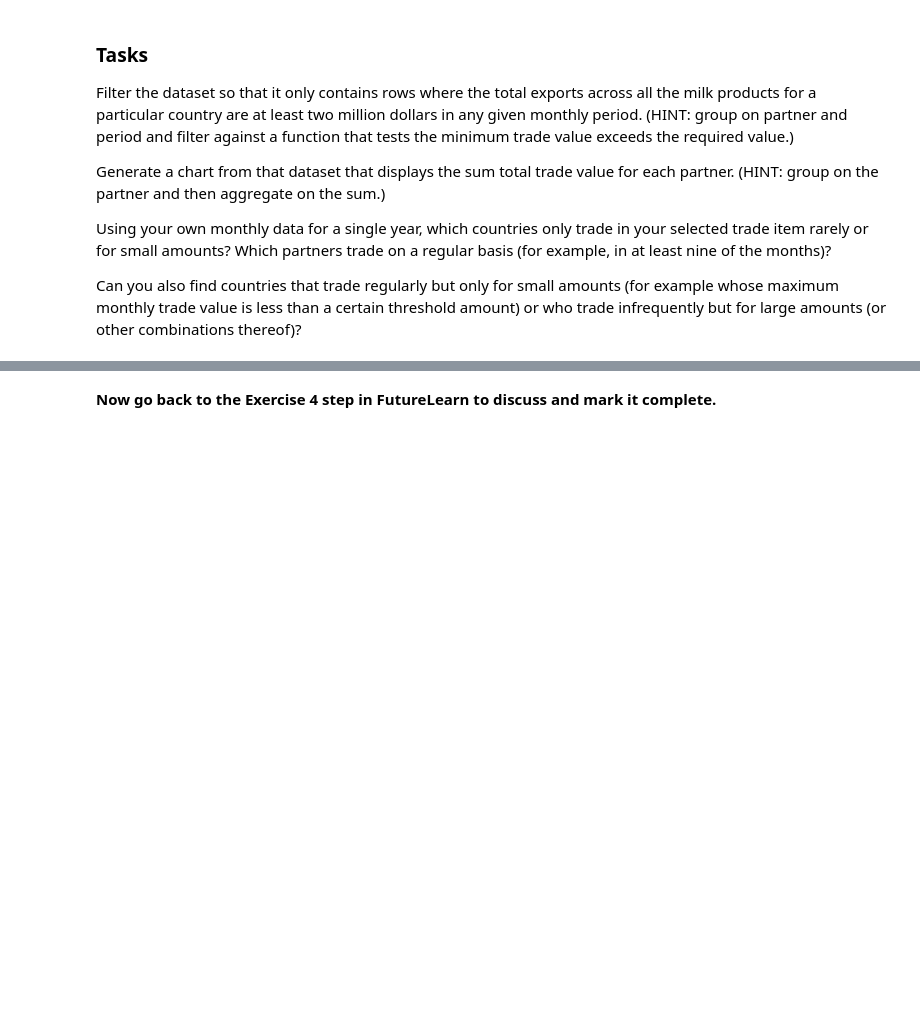
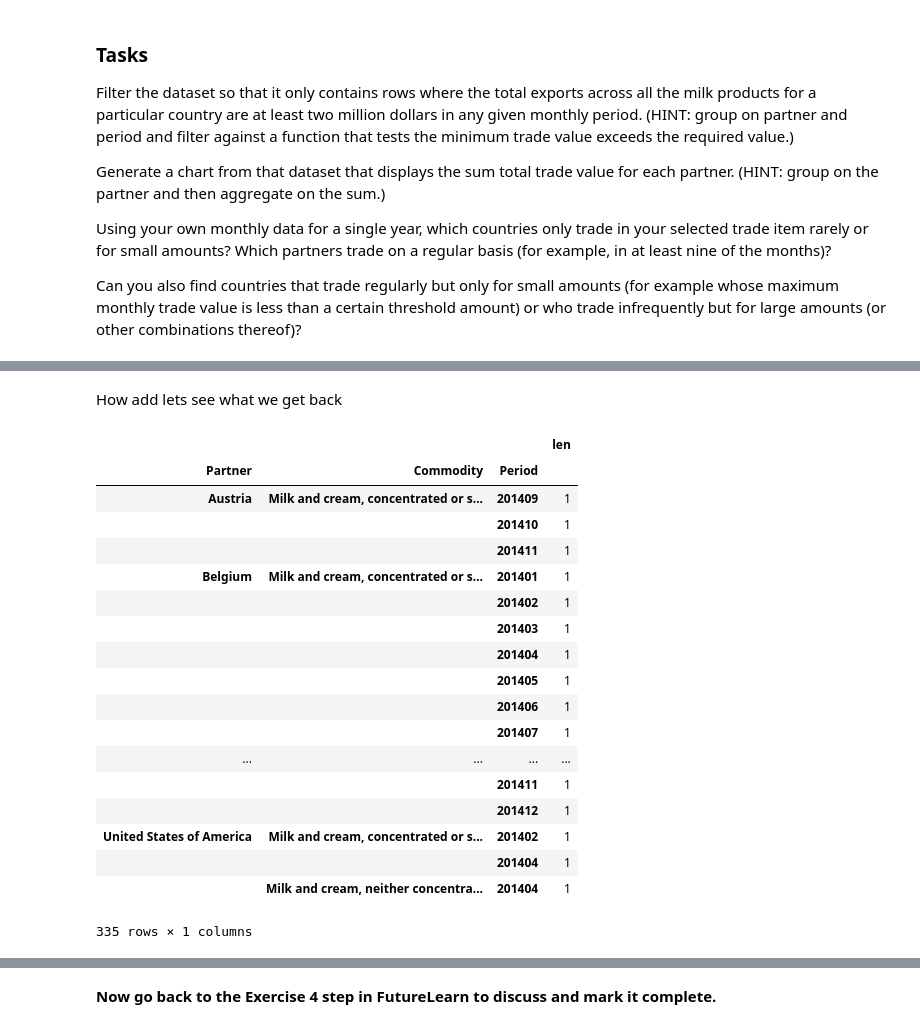
Before and after one commit to mrchrisadams/future-learn-learn-to-code, a Jupyter notebook: Week 4_exercise_notebook-copy.ipynb, the cells around one changed output, grey strips where cells are left out. Drawn from its saved outputs; the diff is of its cells as text; code cells hidden in the pictures; blank space fills up the shorter version.

```diff
--- a/Week 4_exercise_notebook-copy.ipynb
+++ b/Week 4_exercise_notebook-copy.ipynb
@@ -783,0 +934,28 @@ Can you also find countries that trade regularly but only for small amounts (for
+# %%
+def atleastNineTradingMonths(g):
+    return len(g) >= 9
+# %% [markdown]
+How add lets see what we get back
+# %%
+regular_partners = milk_countries_imports.groupby(["Commodity"]).filter(atleastNineTradingMonths)
+regular_partners.groupby(["Partner", "Commodity", "Period"])[TV].aggregate([len])
+# %% [output]
+|  |  |  | len |
+| Partner | Commodity | Period |  |
+| Austria | Milk and cream, concentrated or s... | 201409 | 1 |
+|  |  | 201410 | 1 |
+|  |  | 201411 | 1 |
+| Belgium | Milk and cream, concentrated or s... | 201401 | 1 |
+|  |  | 201402 | 1 |
+|  |  | 201403 | 1 |
+|  |  | 201404 | 1 |
+|  |  | 201405 | 1 |
+|  |  | 201406 | 1 |
+|  |  | 201407 | 1 |
+| ... | ... | ... | ... |
+|  |  | 201411 | 1 |
+|  |  | 201412 | 1 |
+| United States of America | Milk and cream, concentrated or s... | 201402 | 1 |
+|  |  | 201404 | 1 |
+|  | Milk and cream, neither concentra... | 201404 | 1 |
+335 rows × 1 columns
```
Also changed, not shown: parts of 26 cells of this notebook.
